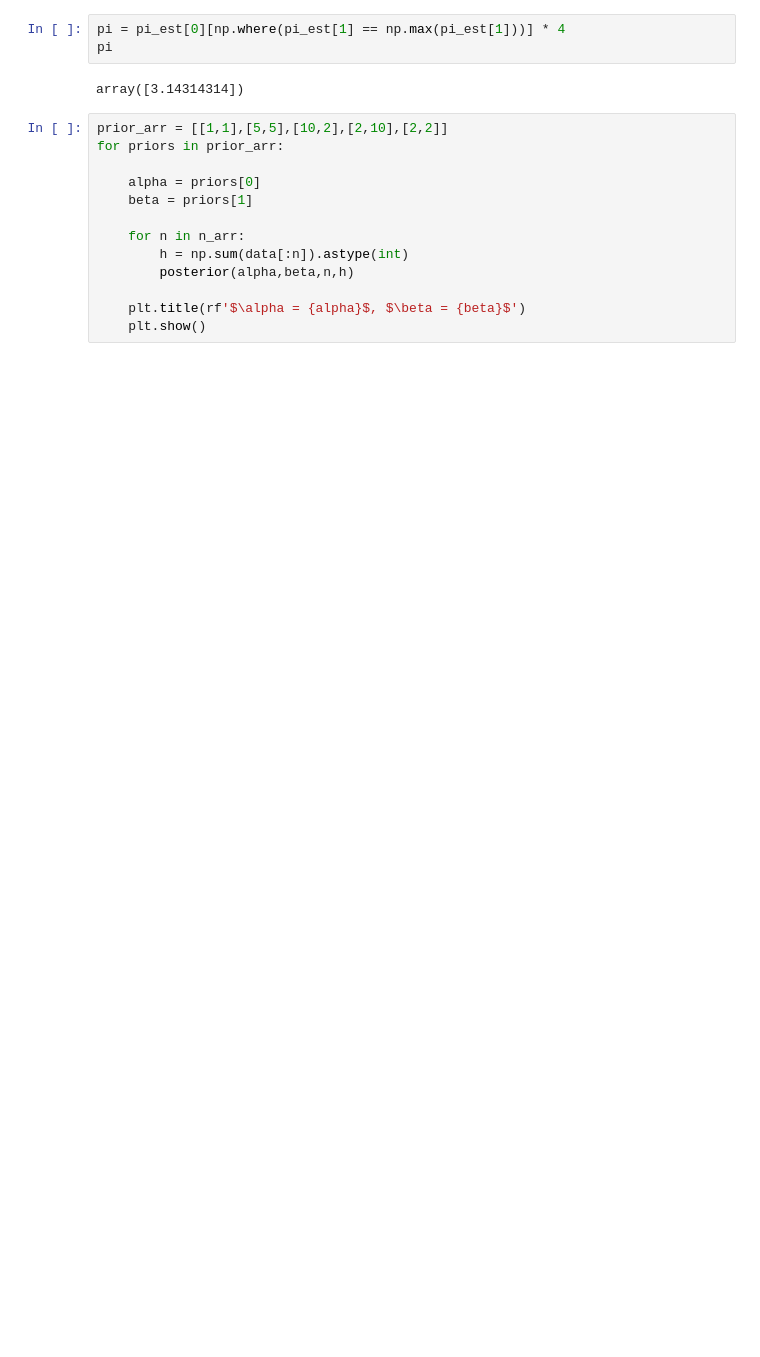
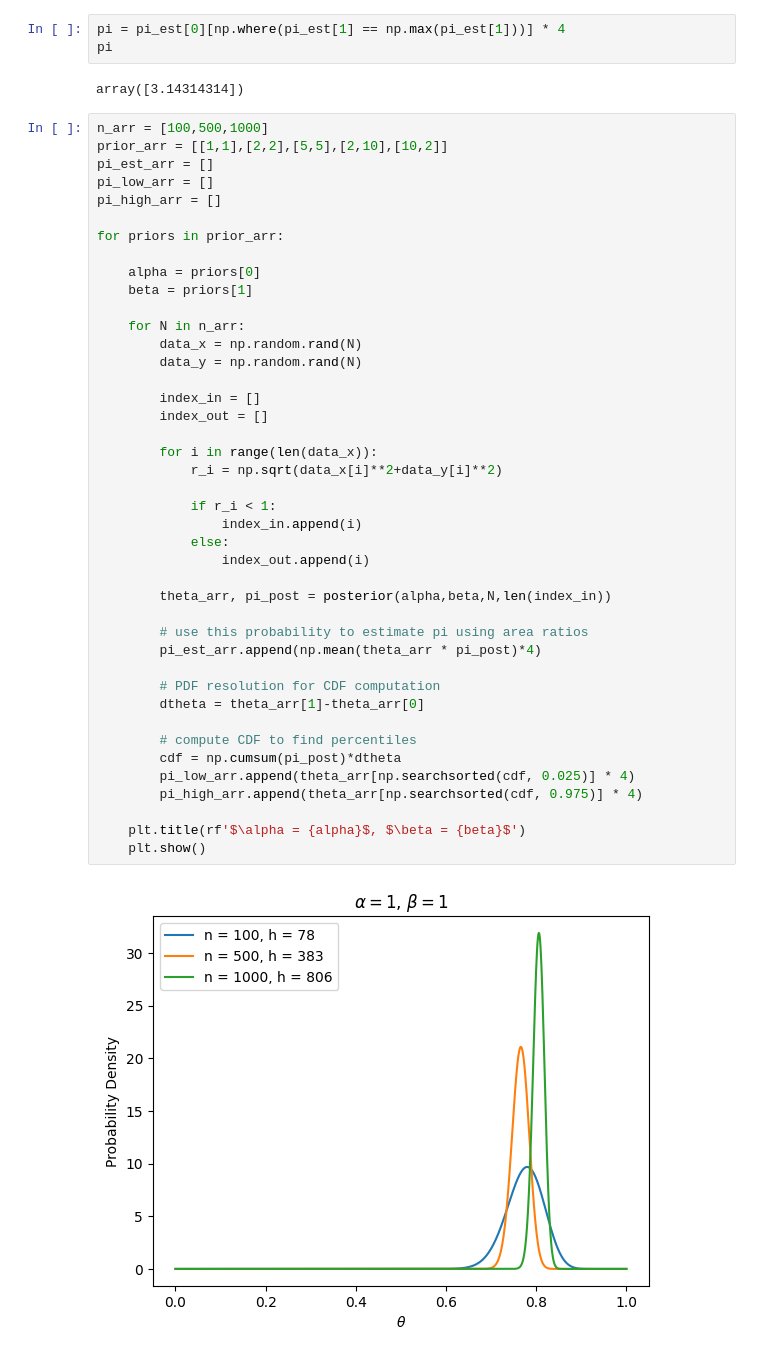
Before and after one commit to Clambert-OU/astr5900, a Jupyter notebook: hw6/hw6.ipynb, the cells around one changed output. Drawn from its saved outputs; the diff is of its cells as text; blank space fills up the shorter version.

Commit message:
compared priors and N values for pi estimate

```diff
--- a/hw6/hw6.ipynb
+++ b/hw6/hw6.ipynb
@@ -158,15 +158,46 @@ pi
 # %% [output]
 array([3.14314314])
 # %%
-prior_arr = [[1,1],[5,5],[10,2],[2,10],[2,2]]
+n_arr = [100,500,1000]
+prior_arr = [[1,1],[2,2],[5,5],[2,10],[10,2]]
+pi_est_arr = []
+pi_low_arr = []
+pi_high_arr = []
+
 for priors in prior_arr:
 
     alpha = priors[0]
     beta = priors[1]
 
-    for n in n_arr:
-        h = np.sum(data[:n]).astype(int)
-        posterior(alpha,beta,n,h)
+    for N in n_arr:
+        data_x = np.random.rand(N)
+        data_y = np.random.rand(N)
+
+        index_in = []
+        index_out = []
+
+        for i in range(len(data_x)):
+            r_i = np.sqrt(data_x[i]**2+data_y[i]**2)
+
+            if r_i < 1:
+                index_in.append(i)
+            else:
+                index_out.append(i)
+
+        theta_arr, pi_post = posterior(alpha,beta,N,len(index_in))
+
+        # use this probability to estimate pi using area ratios
+        pi_est_arr.append(np.mean(theta_arr * pi_post)*4)
+
+        # PDF resolution for CDF computation
+        dtheta = theta_arr[1]-theta_arr[0]
+
+        # compute CDF to find percentiles
+        cdf = np.cumsum(pi_post)*dtheta
+        pi_low_arr.append(theta_arr[np.searchsorted(cdf, 0.025)] * 4)
+        pi_high_arr.append(theta_arr[np.searchsorted(cdf, 0.975)] * 4)
 
     plt.title(rf'$\alpha = {alpha}$, $\beta = {beta}$')
     plt.show()
+# %% [output]
+[figure, added]
```
Also changed, not shown: parts of 8 cells of this notebook.
